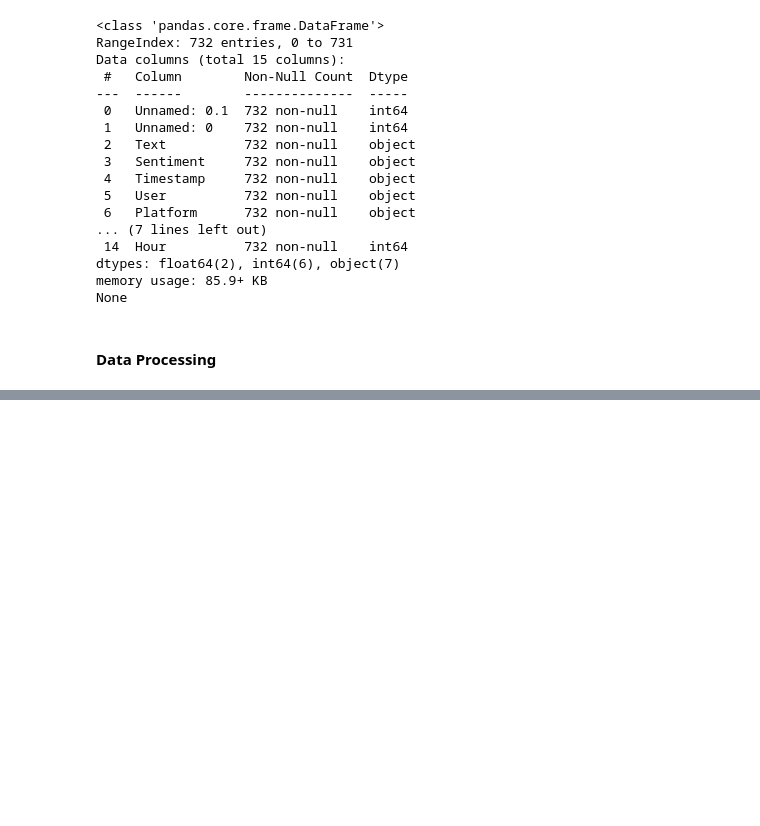
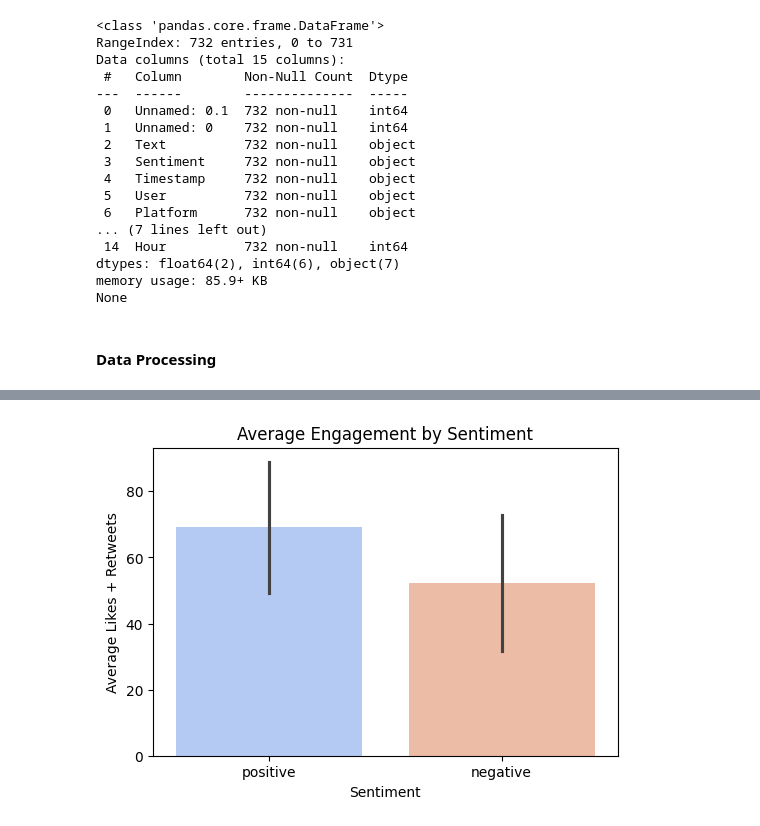
Before and after one commit to AbdullatifElmuaqqat/CMSC320_Project_TeamNerds, a Jupyter notebook: checkpoint2/checkpoint2.ipynb, the cells around one changed output, grey strips where cells are left out. Drawn from its saved outputs; the diff is of its cells as text; code cells hidden in the pictures; blank space fills up the shorter version.

```diff
--- a/checkpoint2/checkpoint2.ipynb
+++ b/checkpoint2/checkpoint2.ipynb
@@ -79,0 +91,80 @@ for label, idx in mapping.items():
+# %%
+## comparing engagement based on sentiment
+
+# getting engagement count
+engagement = []
+for retweet, like in zip(df['Retweets'],  df['Likes']):
+    total = like + retweet
+    engagement.append(total)
+
+df['Engagement'] = engagement
+df
+
+import re
+from vaderSentiment.vaderSentiment import SentimentIntensityAnalyzer
+
+## normalize the labels
+df['Sentiment_norm'] = df['Sentiment'].astype(str).str.strip().str.lower()
+
+## put each sentiment into buckets
+
+pos = {
+    'positive','happiness','joy','love','amusement','enjoyment','admiration',
+    'affection','awe','surprise','acceptance','adoration','anticipation',
+    'kind','pride','excitement','optimistic','gratitude'
+}
+
+neg = {
+    'negative','anger','fear','sadness','disgust','disappointed','bitter',
+    'shame'
+}
+
+neu = {'neutral', 'confusion','acceptance','calmness'}
+
+sentiment_map = {}
+sentiment_map.update({k:'positive' for k in pos})
+sentiment_map.update({k:'negative' for k in neg})
+sentiment_map.update({k:'netrual' for k in neu})
+
+df['Polarity'] = df['Sentiment_norm'].map(sentiment_map)
+
+## for sentiments that are not mapped, use vader on the text
+sia = SentimentIntensityAnalyzer()
+def vader_bucket(text):
+    c = sia.polarity_scores(str(text))['compound']
+    return 'positive' if c > 0.05 else ('negative' if c < -0.05 else 'neutral')
+
+df.loc[df['Polarity'].isna(), 'Polarity'] = df.loc[df['Polarity'].isna(), 'Text'].apply(vader_bucket)
+
+## keep groups with atleast 5 tweets
+counts = df['Polarity'].value_counts()
+keep = counts[counts >=  5].index
+df_f = df[df['Polarity'].isin(keep)]
+
+## compare the means
+
+pos_eng = df_f.loc[df_f['Polarity'] == 'positive', 'Engagement']
+neg_eng = df_f.loc[df_f['Polarity'] == 'negative', 'Engagement']
+
+t_stat, p_val = ttest_ind(pos_eng, neg_eng, equal_var=False)
+
+print("Welch t-test: t=%.3f, p=%.4f" % (t_stat, p_val))
+
+df_subset = df_f[df_f['Polarity'].isin(['positive', 'negative'])]
+
+# Plot
+plt.figure(figsize=(6,4))
+sns.barplot(
+    data=df_subset,
+    x='Polarity',
+    y='Engagement',
+    hue='Polarity',
+    legend=False,
+    errorbar='sd',
+    palette='coolwarm'
+)
+plt.title('Average Engagement by Sentiment')
+plt.ylabel('Average Likes + Retweets')
+plt.xlabel('Sentiment')
+plt.show()
+# %% [output]
@@ -79,0 +172 @@ for label, idx in mapping.items():
+[figure, added]
```
Also changed, not shown: parts of 6 cells of this notebook.
